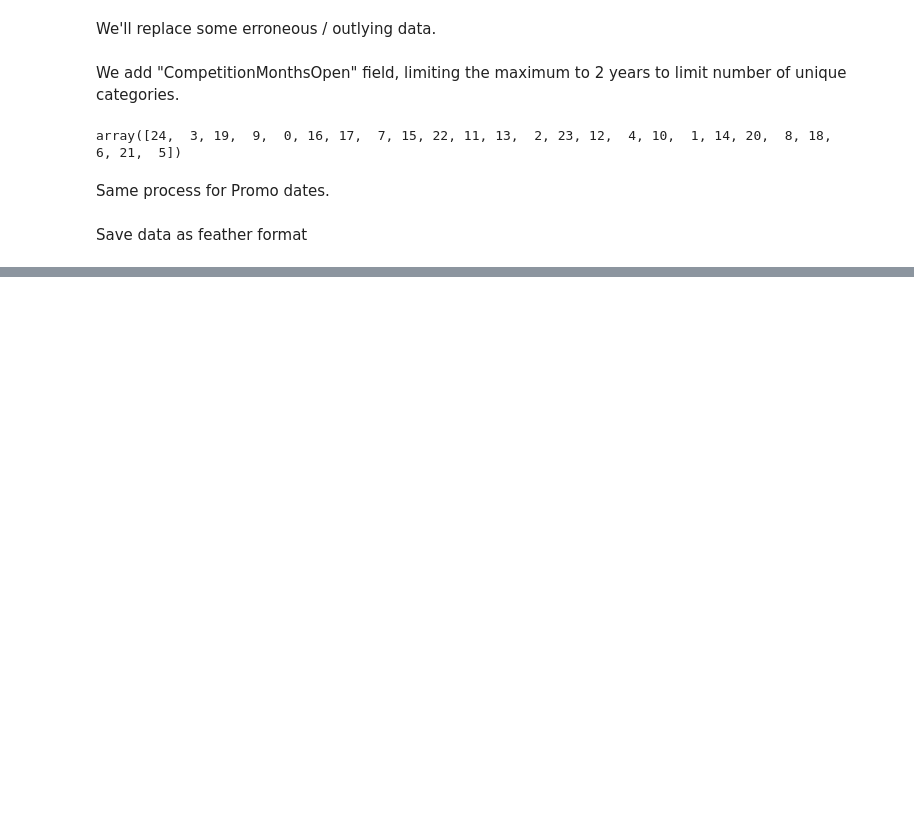
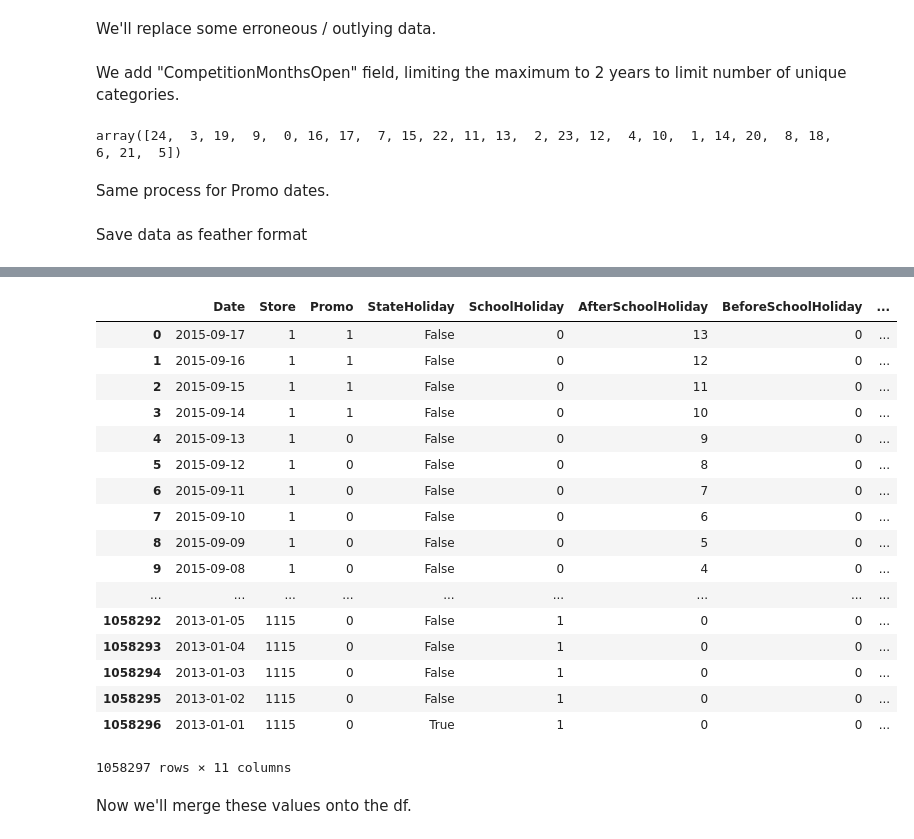
Before and after one commit to tomilsinszki/machine_learning, a Jupyter notebook: rossman_competition.ipynb, the cells around one changed output, grey strips where cells are left out. Drawn from its saved outputs; the diff is of its cells as text; code cells hidden in the pictures; blank space fills up the shorter version.

```diff
--- a/rossman_competition.ipynb
+++ b/rossman_competition.ipynb
@@ -493,0 +624,2 @@ joined_test.to_feather(f'{PATH}joined_test')
+# %%
+df = df.set_index("Date")
@@ -493,0 +650,7 @@ joined_test.to_feather(f'{PATH}joined_test')
+# %%
+columns = ['SchoolHoliday', 'StateHoliday', 'Promo']
+# %%
+for o in ['Before', 'After']:
+    for p in columns:
+        a = o+p
+        df[a] = df[a].fillna(0).astype(int)
@@ -493,0 +828,25 @@ joined_test.to_feather(f'{PATH}joined_test')
+# %%
+df.reset_index(inplace=True)
+# %%
+df
+# %% [output]
+|  | Date | Store | Promo | StateHoliday | SchoolHoliday | AfterSchoolHoliday | BeforeSchoolHoliday | ... |
+| 0 | 2015-09-17 | 1 | 1 | False | 0 | 13 | 0 | ... |
+| 1 | 2015-09-16 | 1 | 1 | False | 0 | 12 | 0 | ... |
+| 2 | 2015-09-15 | 1 | 1 | False | 0 | 11 | 0 | ... |
+| 3 | 2015-09-14 | 1 | 1 | False | 0 | 10 | 0 | ... |
+| 4 | 2015-09-13 | 1 | 0 | False | 0 | 9 | 0 | ... |
+| 5 | 2015-09-12 | 1 | 0 | False | 0 | 8 | 0 | ... |
+| 6 | 2015-09-11 | 1 | 0 | False | 0 | 7 | 0 | ... |
+| 7 | 2015-09-10 | 1 | 0 | False | 0 | 6 | 0 | ... |
+| 8 | 2015-09-09 | 1 | 0 | False | 0 | 5 | 0 | ... |
+| 9 | 2015-09-08 | 1 | 0 | False | 0 | 4 | 0 | ... |
+| ... | ... | ... | ... | ... | ... | ... | ... | ... |
+| 1058292 | 2013-01-05 | 1115 | 0 | False | 1 | 0 | 0 | ... |
+| 1058293 | 2013-01-04 | 1115 | 0 | False | 1 | 0 | 0 | ... |
+| 1058294 | 2013-01-03 | 1115 | 0 | False | 1 | 0 | 0 | ... |
+| 1058295 | 2013-01-02 | 1115 | 0 | False | 1 | 0 | 0 | ... |
+| 1058296 | 2013-01-01 | 1115 | 0 | True | 1 | 0 | 0 | ... |
+1058297 rows × 11 columns
+# %% [markdown]
+Now we'll merge these values onto the df.
```
Also changed, not shown: parts of 35 cells of this notebook.
